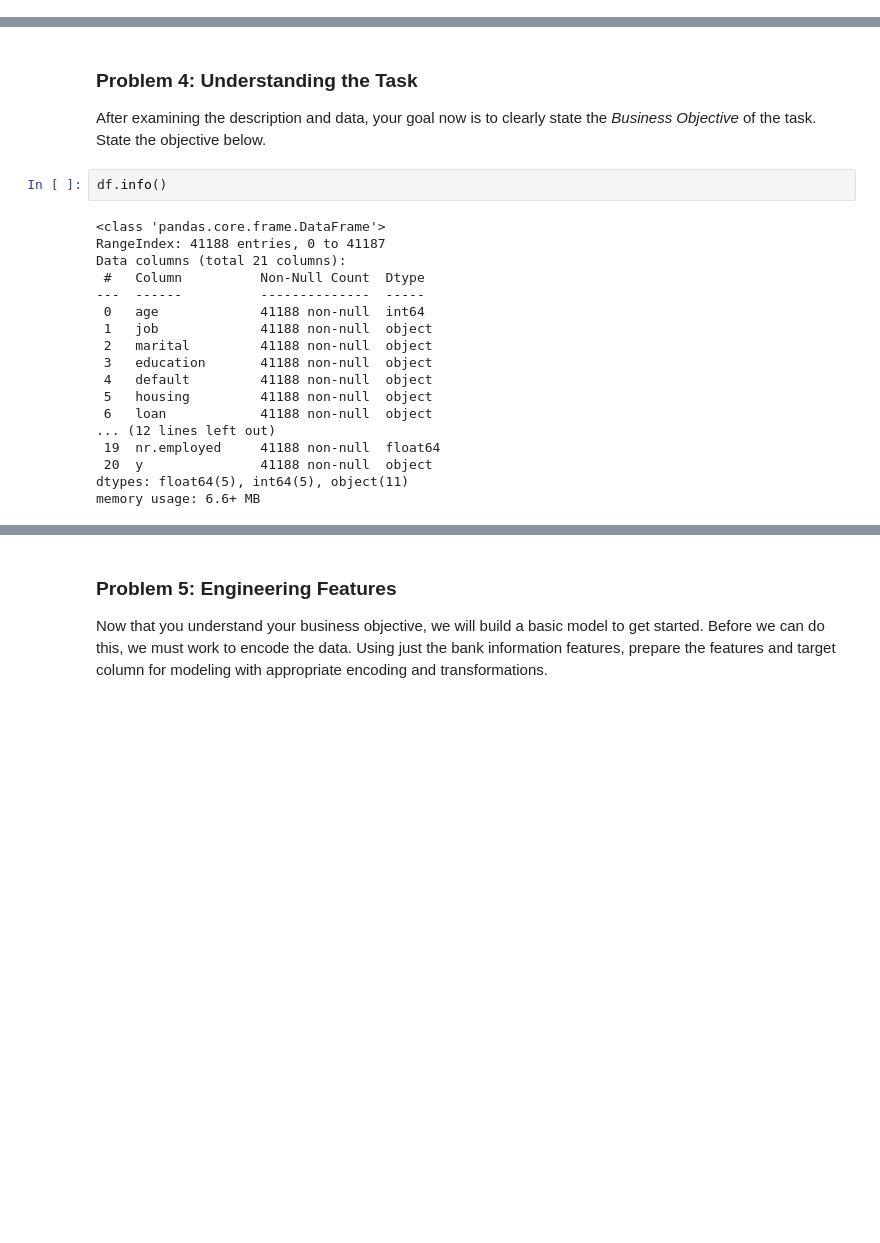
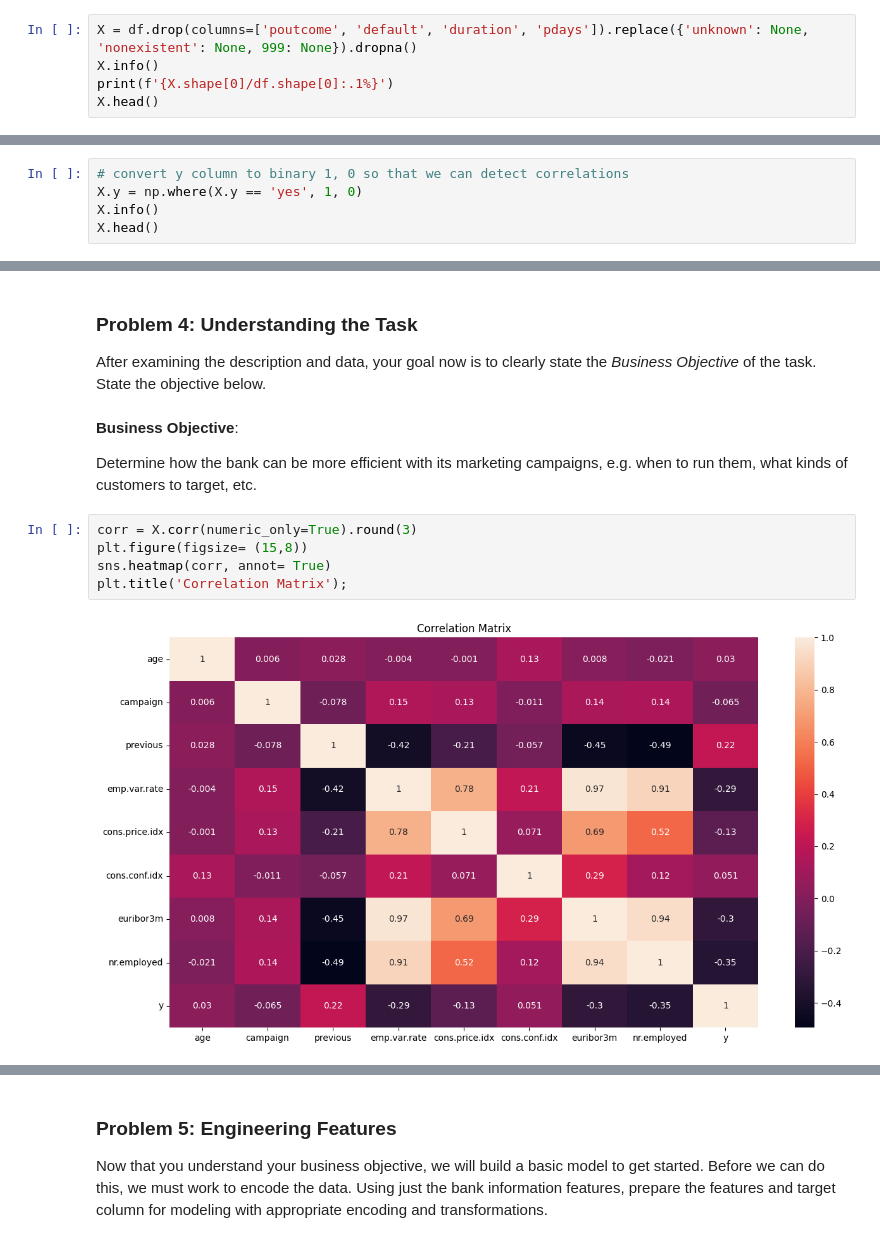
Before and after one commit to pasmith/ucb-mlai-mod-17, a Jupyter notebook: prompt_III.ipynb, the cells around one changed output, grey strips where cells are left out. Drawn from its saved outputs; the diff is of its cells as text; blank space fills up the shorter version.

```diff
--- a/prompt_III.ipynb
+++ b/prompt_III.ipynb
@@ -84,0 +109,5 @@ Output variable (desired target):
+# %%
+X = df.drop(columns=['poutcome', 'default', 'duration', 'pdays']).replace({'unknown': None, 'nonexistent': None, 999: None}).dropna()
+X.info()
+print(f'{X.shape[0]/df.shape[0]:.1%}')
+X.head()
@@ -84,0 +158,5 @@ Output variable (desired target):
+# %%
+# convert y column to binary 1, 0 so that we can detect correlations
+X.y = np.where(X.y == 'yes', 1, 0)
+X.info()
+X.head()
@@ -86,23 +188,14 @@ Output variable (desired target):
 ### Problem 4: Understanding the Task
 
 After examining the description and data, your goal now is to clearly state the *Business Objective* of the task.  State the objective below.
-# %%
-df.info()
-# %% [output]
-<class 'pandas.core.frame.DataFrame'>
-RangeIndex: 41188 entries, 0 to 41187
-Data columns (total 21 columns):
- #   Column          Non-Null Count  Dtype
----  ------          --------------  -----
- 0   age             41188 non-null  int64
- 1   job             41188 non-null  object
- 2   marital         41188 non-null  object
- 3   education       41188 non-null  object
- 4   default         41188 non-null  object
- 5   housing         41188 non-null  object
- 6   loan            41188 non-null  object
-... (12 lines left out)
- 19  nr.employed     41188 non-null  float64
- 20  y               41188 non-null  object
-dtypes: float64(5), int64(5), object(11)
-memory usage: 6.6+ MB
+# %% [markdown]
+**Business Objective**:
+
+Determine how the bank can be more efficient with its marketing campaigns, e.g. when to run them, what kinds of customers to target, etc.
+# %%
+corr = X.corr(numeric_only=True).round(3)
+plt.figure(figsize= (15,8))
+sns.heatmap(corr, annot= True)
+plt.title('Correlation Matrix');
+# %% [output]
+[figure, added]
```
Also changed, not shown: parts of 17 cells of this notebook.
